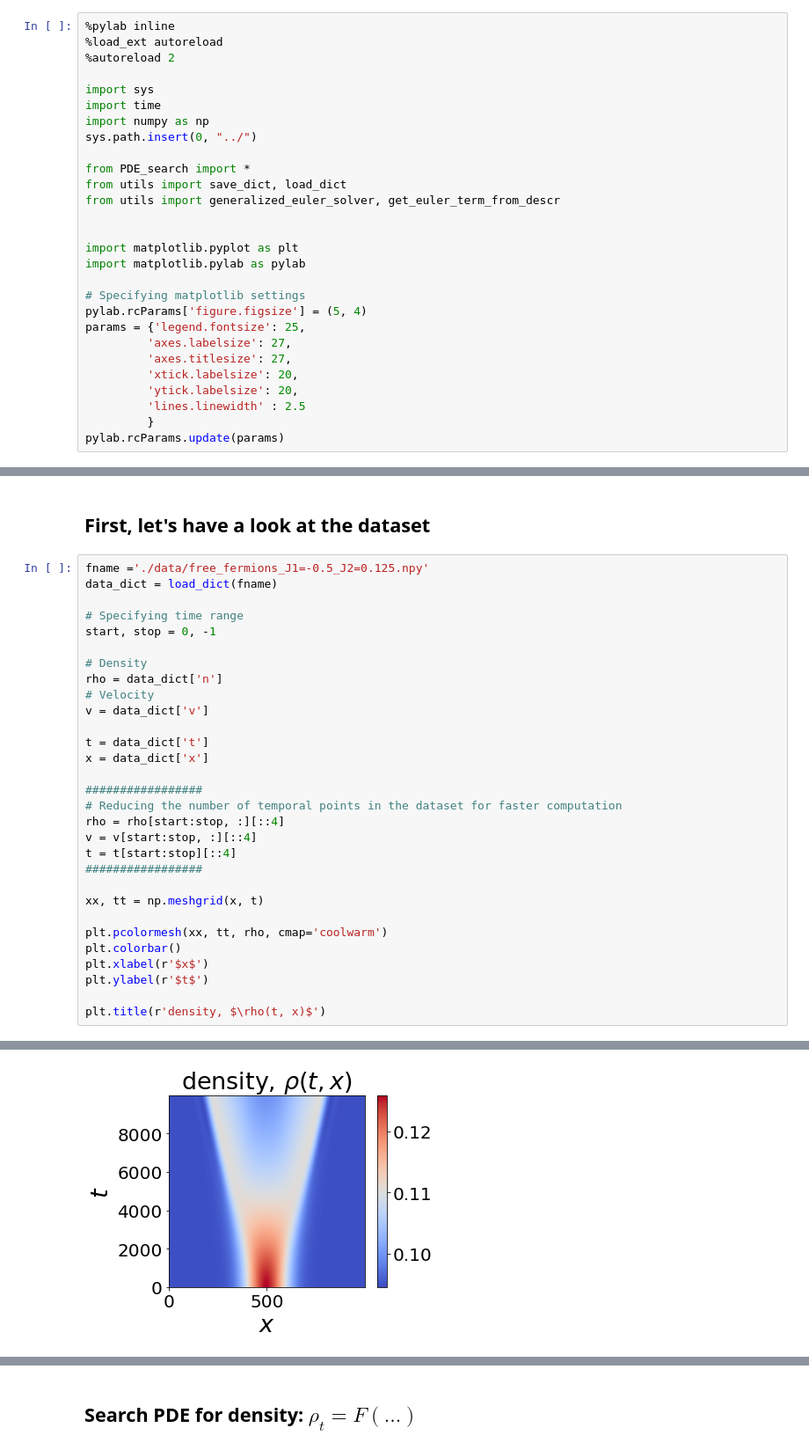
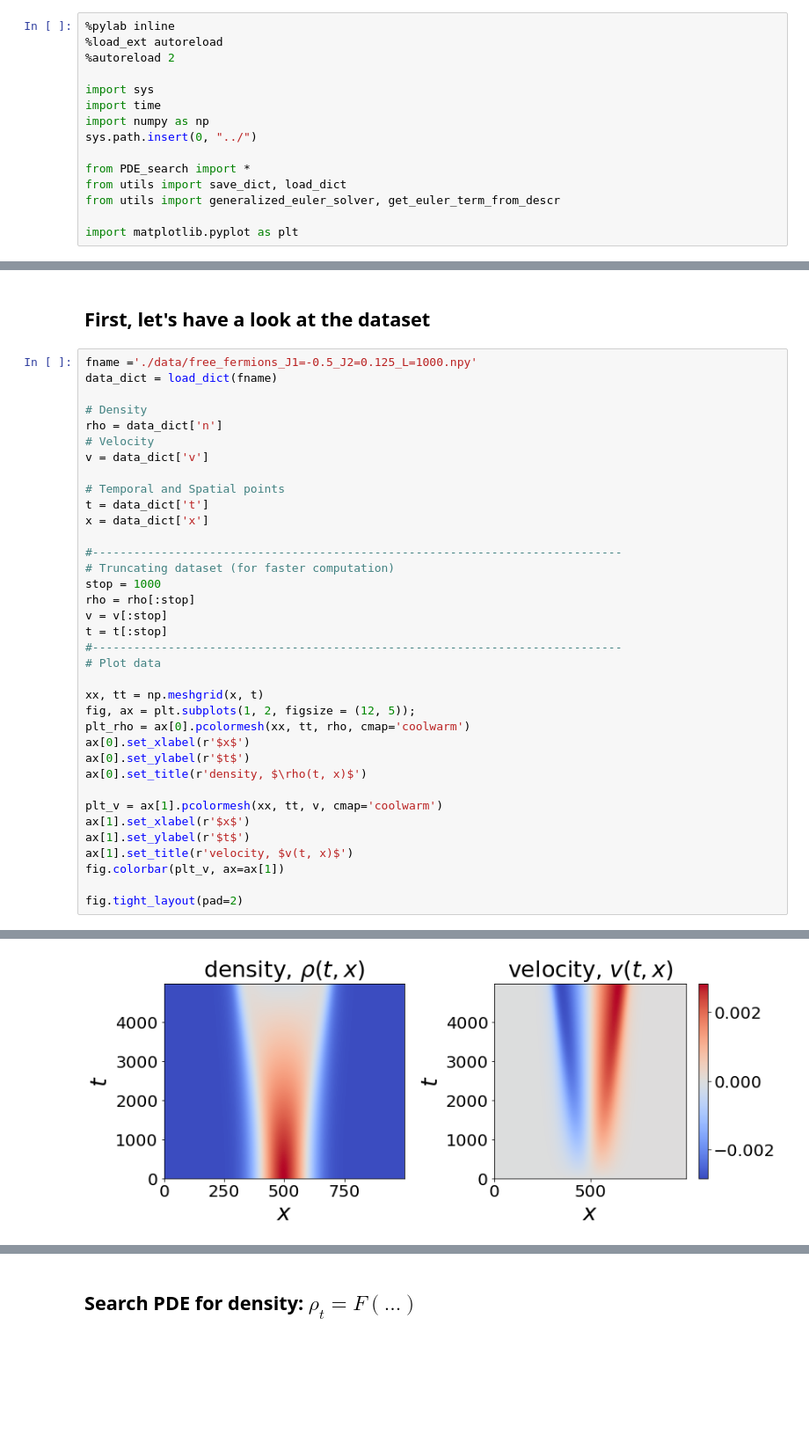
Before and after one commit to yourball/pde-many-body, a Jupyter notebook: free_fermions/free_fermions_quartic.ipynb, the cells around one changed output, grey strips where cells are left out. Shown: that part at 88% size. Drawn from its saved outputs; the diff is of its cells as text; blank space fills up the shorter version.

```diff
--- a/free_fermions/free_fermions_quartic.ipynb
+++ b/free_fermions/free_fermions_quartic.ipynb
@@ -14,19 +14,6 @@ from PDE_search import *
 from utils import save_dict, load_dict
 from utils import generalized_euler_solver, get_euler_term_from_descr
 
-
 import matplotlib.pyplot as plt
-import matplotlib.pylab as pylab
-
-# Specifying matplotlib settings
-pylab.rcParams['figure.figsize'] = (5, 4)
-params = {'legend.fontsize': 25,
-         'axes.labelsize': 27,
-         'axes.titlesize': 27,
-         'xtick.labelsize': 20,
-         'ytick.labelsize': 20,
-         'lines.linewidth' : 2.5
-         }
-pylab.rcParams.update(params)
 # %% [output]
 Populating the interactive namespace from numpy and matplotlib
@@ -36,33 +33,39 @@ $$ H = -J_1 \sum_i (c^{+}_i c_{i+1} + c^+_{i+1} c_i)-J_2 \sum_i (c^{+}_i c_{i+2}
 # %% [markdown]
 ## First, let's have a look at the dataset
 # %%
-fname ='./data/free_fermions_J1=-0.5_J2=0.125.npy'
+fname ='./data/free_fermions_J1=-0.5_J2=0.125_L=1000.npy'
 data_dict = load_dict(fname)
-
-# Specifying time range
-start, stop = 0, -1
 
 # Density
 rho = data_dict['n']
 # Velocity
 v = data_dict['v']
 
+# Temporal and Spatial points
 t = data_dict['t']
 x = data_dict['x']
 
-#################
-# Reducing the number of temporal points in the dataset for faster computation
-rho = rho[start:stop, :][::4]
-v = v[start:stop, :][::4]
-t = t[start:stop][::4]
-#################
+#-----------------------------------------------------------------------------
+# Truncating dataset (for faster computation)
+stop = 1000
+rho = rho[:stop]
+v = v[:stop]
+t = t[:stop]
+#-----------------------------------------------------------------------------
+# Plot data
 
 xx, tt = np.meshgrid(x, t)
+fig, ax = plt.subplots(1, 2, figsize = (12, 5));
+plt_rho = ax[0].pcolormesh(xx, tt, rho, cmap='coolwarm')
+ax[0].set_xlabel(r'$x$')
+ax[0].set_ylabel(r'$t$')
+ax[0].set_title(r'density, $\rho(t, x)$')
 
-plt.pcolormesh(xx, tt, rho, cmap='coolwarm')
-plt.colorbar()
-plt.xlabel(r'$x$')
-plt.ylabel(r'$t$')
+plt_v = ax[1].pcolormesh(xx, tt, v, cmap='coolwarm')
+ax[1].set_xlabel(r'$x$')
+ax[1].set_ylabel(r'$t$')
+ax[1].set_title(r'velocity, $v(t, x)$')
+fig.colorbar(plt_v, ax=ax[1])
 
-plt.title(r'density, $\rho(t, x)$')
+fig.tight_layout(pad=2)
 # %% [output]
@@ -70 +72 @@ Text(0.5, 1.0, 'density, $\\rho(t, x)$')
-[figure, old version]
+[figure, new version]
```
Also changed, not shown: parts of 18 cells of this notebook, 6 other files.
